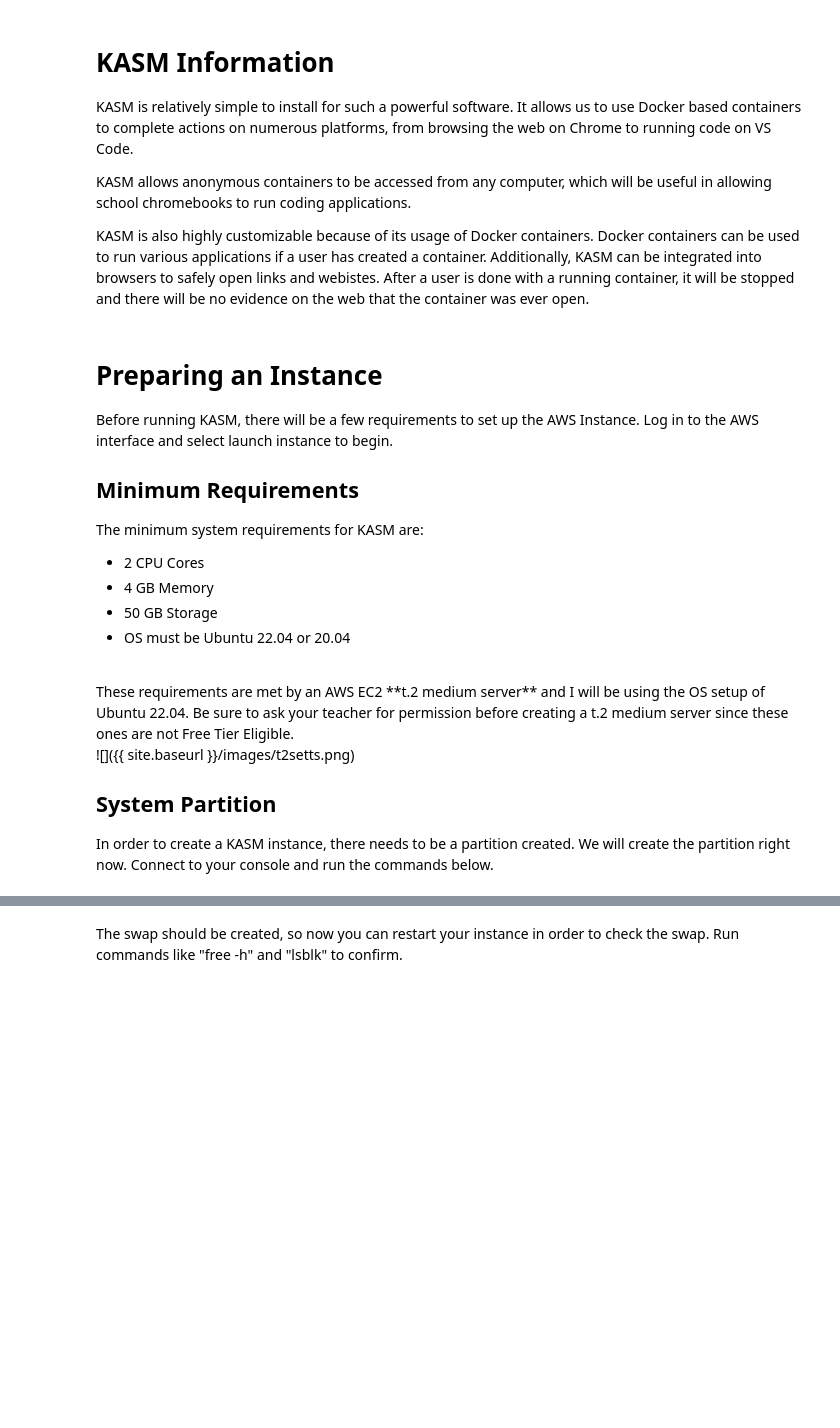
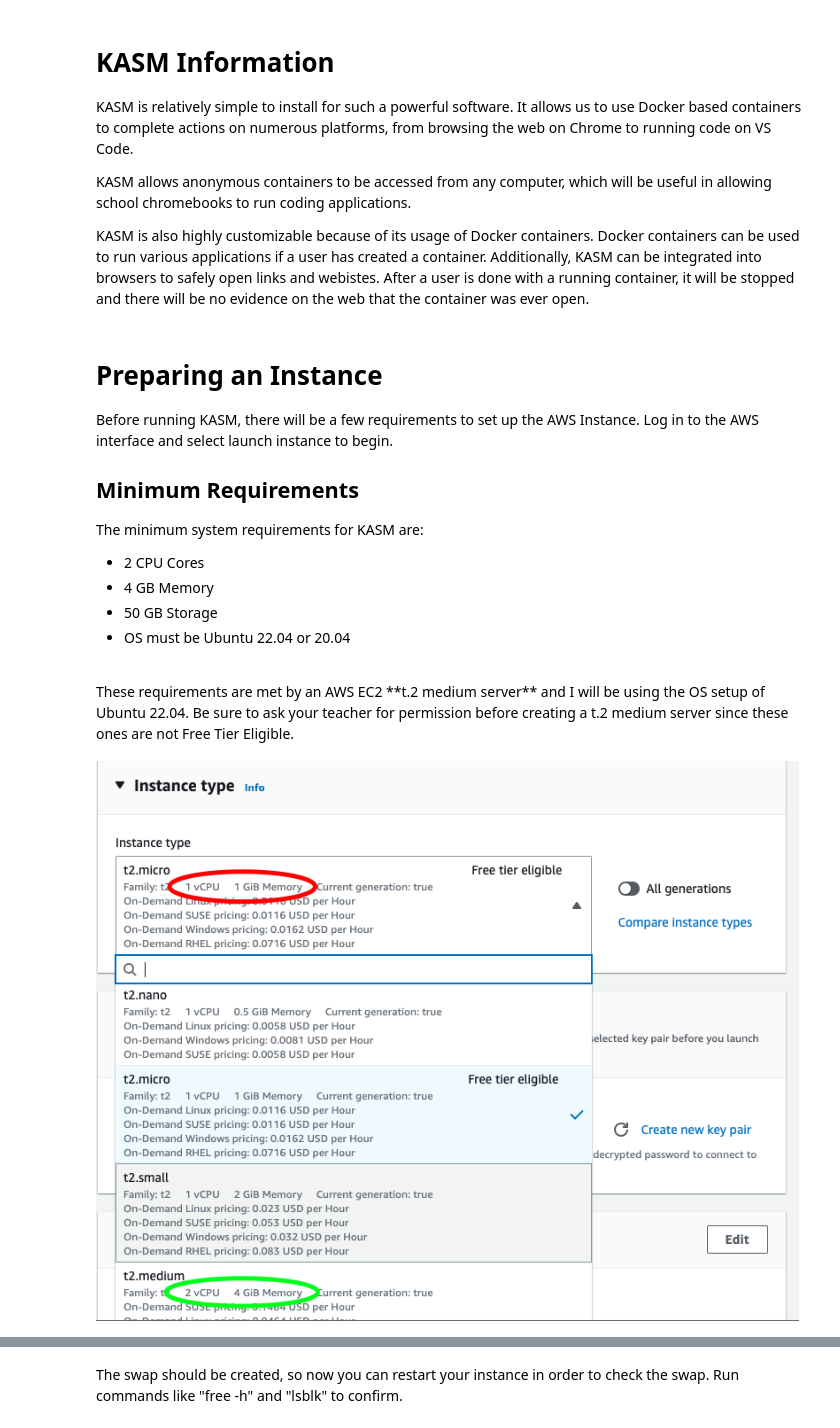
Before and after one commit to arnavk377/FirstFastPage, a Jupyter notebook: _notebooks/2023-04-23-kasmguidet.ipynb, the cells around one changed output, grey strips where cells are left out. Drawn from its saved outputs; the diff is of its cells as text; code cells hidden in the pictures; blank space fills up the shorter version.

```diff
--- a/_notebooks/2023-04-23-kasmguidet.ipynb
+++ b/_notebooks/2023-04-23-kasmguidet.ipynb
@@ -25,9 +25,16 @@ The minimum system requirements for KASM are:
 - OS must be Ubuntu 22.04 or 20.04
 <br>
 These requirements are met by an AWS EC2 **t.2 medium server** and I will be using the OS setup of Ubuntu 22.04. Be sure to ask your teacher for permission before creating a t.2 medium server since these ones are not Free Tier Eligible.
-
-![]({{ site.baseurl }}/images/t2setts.png)
-
-## System Partition
-
-In order to create a KASM instance, there needs to be a partition created. We will create the partition right now. Connect to your console and run the commands below.
+# %%
+{
+    "tags": [
+        "hide-input",
+    ]
+}
+
+from PIL import Image
+
+t2setts = Image.open("../images/t2setts.png")
+display(t2setts)
+# %% [output]
+[figure, added]
```
Also changed, not shown: parts of 11 cells of this notebook.
